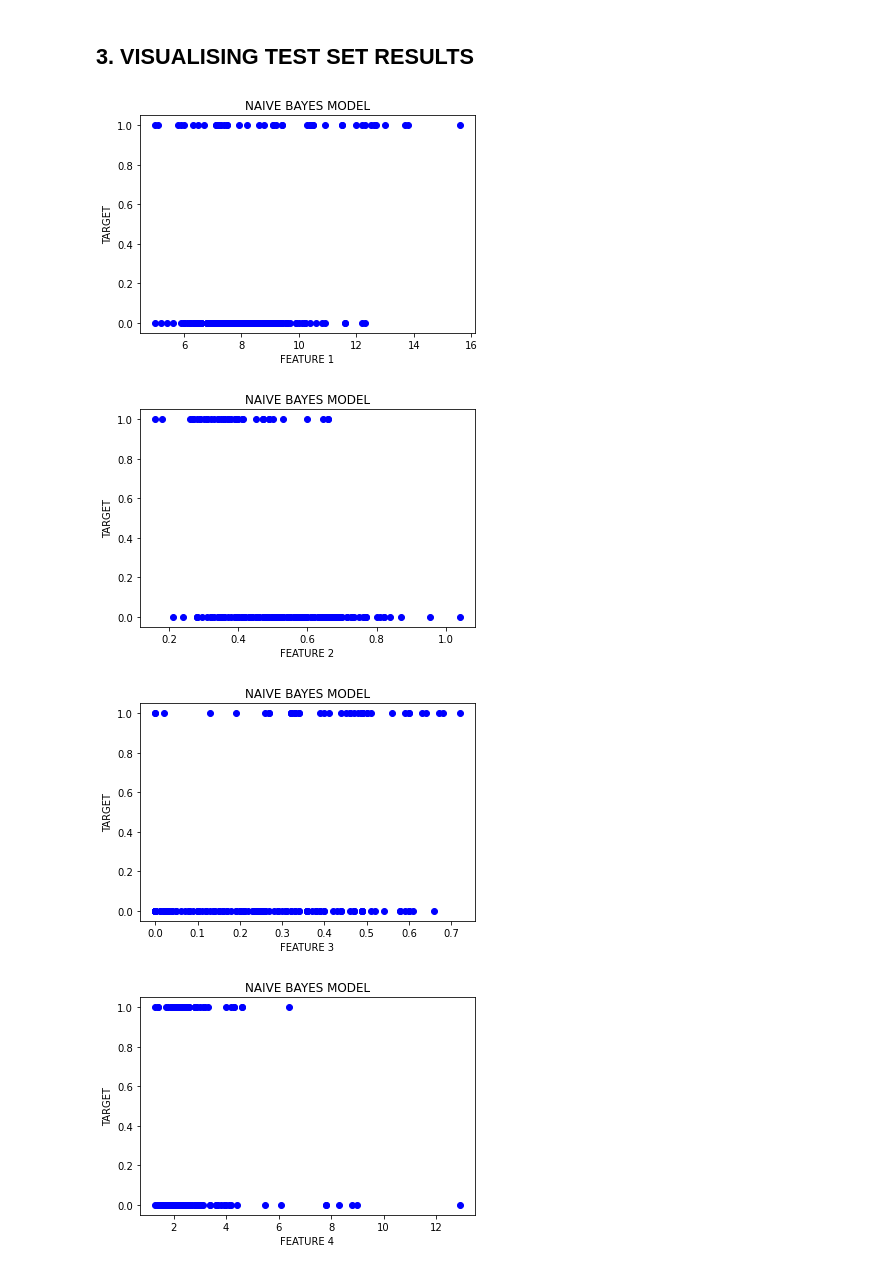
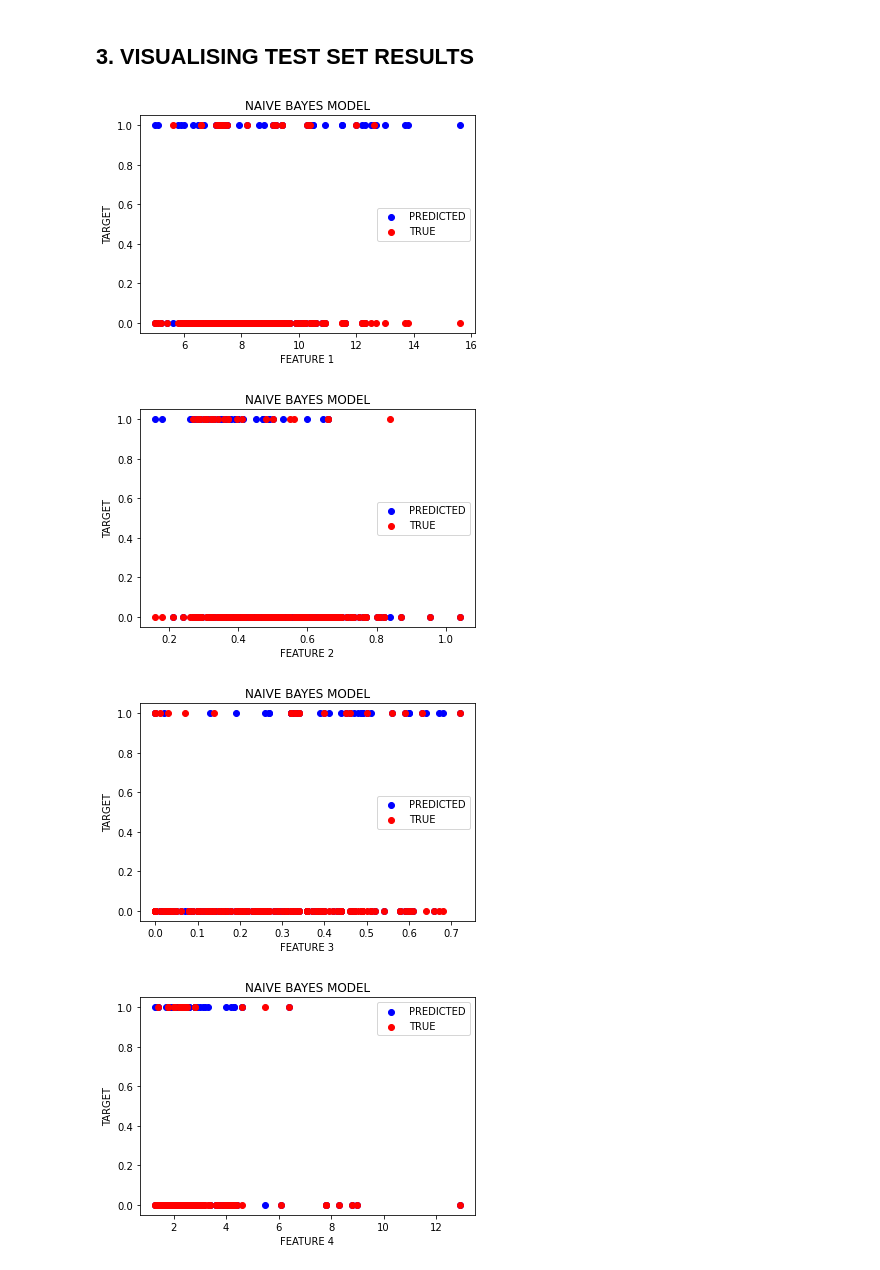
Before and after one commit to SidharrthSingh25/ML, a Jupyter notebook: ASSIGNMENT_7/Naive_Bayes_Model.ipynb, the cells around one changed output. Drawn from its saved outputs; the diff is of its cells as text; code cells hidden in the pictures.

```diff
--- a/ASSIGNMENT_7/Naive_Bayes_Model.ipynb
+++ b/ASSIGNMENT_7/Naive_Bayes_Model.ipynb
@@ -173,13 +173,15 @@ X_test = sc_X.inverse_transform (X_test)
 # %%
 for i in range (11):
   plt.figure ()
-  plt.scatter (X_test [ : ,i], Y_pred, color = 'blue')
+  plt.scatter (X_test [ : ,i], Y_pred, color = 'blue', label = 'PREDICTED')
+  plt.scatter (X_test [ : ,i], Y_test, color = 'red', label = 'TRUE')
   plt.title ('NAIVE BAYES MODEL')
   plt.xlabel ('FEATURE ' + str (i+1))
   plt.ylabel ('TARGET')
+  plt.legend ()
   plt.show ()
 # %% [output]
-[figure, old version]
+[figure, new version]
-[figure, old version]
+[figure, new version]
-[figure, old version]
+[figure, new version]
-[figure, old version]
+[figure, new version]
```
Also changed, not shown: parts of 1 cell of this notebook.
